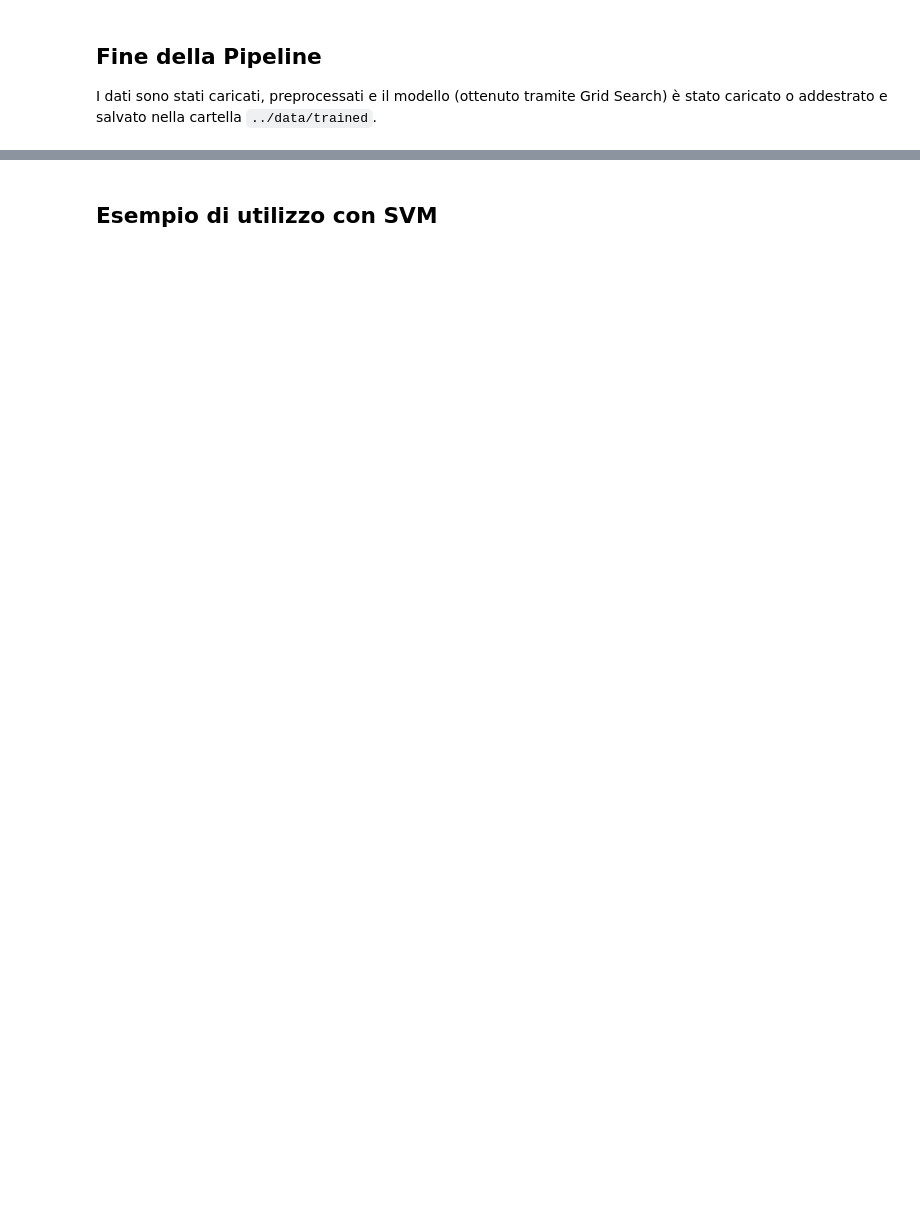
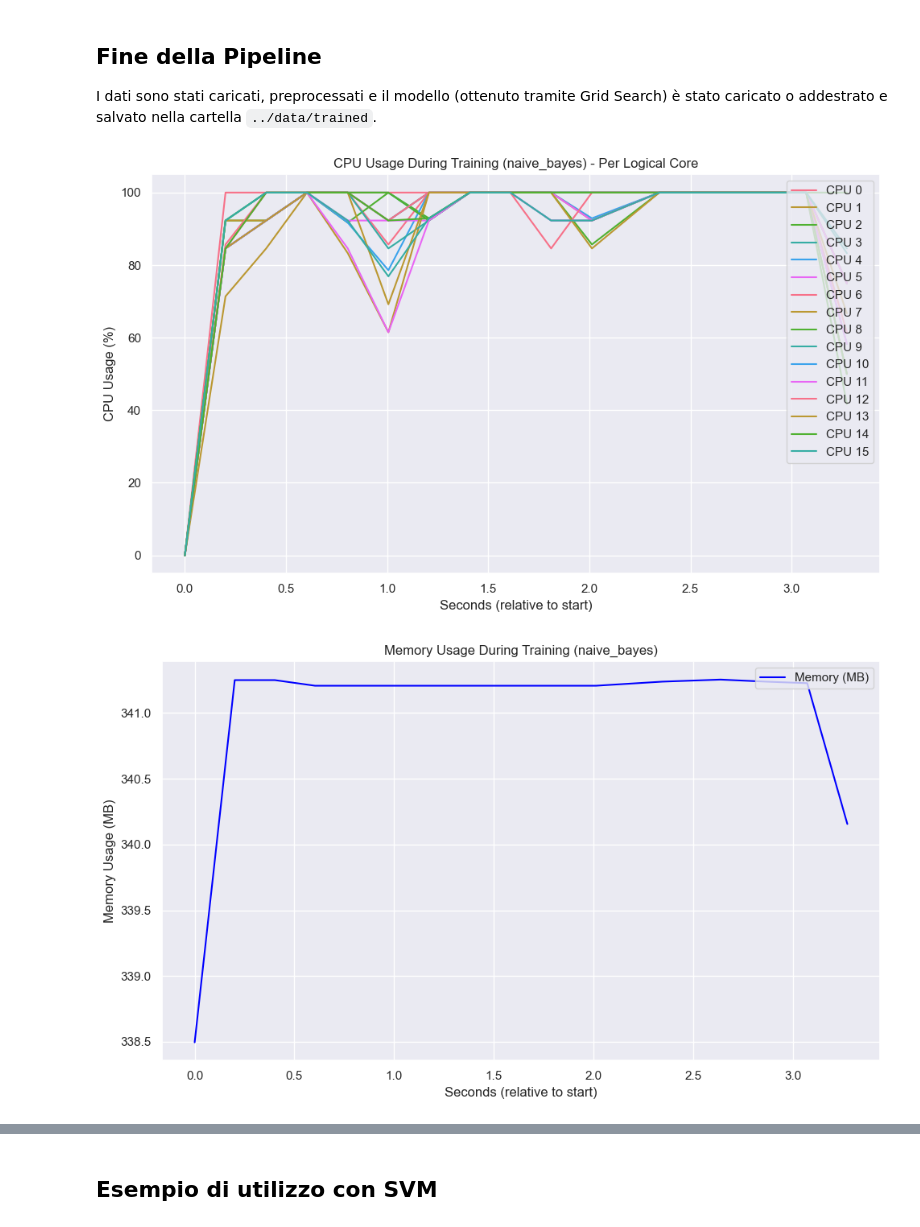
Before and after one commit to mariocosenza/astromark-ai, a Jupyter notebook: notebook/ticket_notebook.ipynb, the cells around one changed output, grey strips where cells are left out. Cells and saved outputs as stored; diff of their text form; code cells hidden in the pictures; blank space fills up the shorter version.

```diff
--- a/notebook/ticket_notebook.ipynb
+++ b/notebook/ticket_notebook.ipynb
@@ -136,3 +124,11 @@ def ticket_service(title, message, classifier_type):
     predictions = predict_category(full_text, classifier_type)
     print("Predizioni:", predictions)
     return predictions
+# %%
+from service.report_predict import evaluate_model_with_kfold
+from service.pipeline import measure_pc_metrics_during_training
+measure_pc_metrics_during_training(ClassifierType.NAIVE_BAYES, save_plot=False)
+evaluate_model_with_kfold(get_model(ClassifierType.NAIVE_BAYES), X_processed, y)
+# %% [output]
+[figure, added]
+[figure, added]
```
Also changed, not shown: parts of 11 cells of this notebook.
